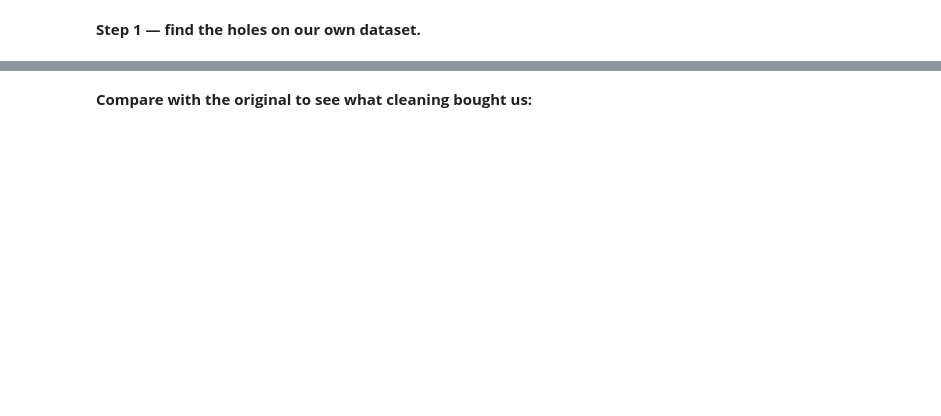
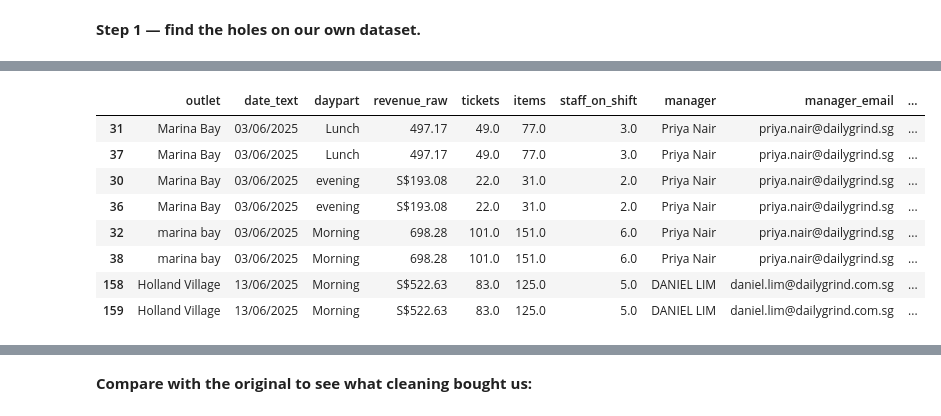
Before and after one commit to AntonThaiSingapore/6m-data-1.8-eda-basic, a Jupyter notebook: notebooks/eda_basic.ipynb, the cells around one changed output, grey strips where cells are left out. Drawn from its saved outputs; the diff is of its cells as text; code cells hidden in the pictures; blank space fills up the shorter version.

```diff
--- a/notebooks/eda_basic.ipynb
+++ b/notebooks/eda_basic.ipynb
@@ -286,0 +520,14 @@ table as we go. Each fix follows the same shape: **find it → decide → apply
+# %%
+# 👉 `.copy()` makes an independent table, so `raw` stays as the untouched original --
+#    which is what lets us compare "before and after" at the end of the session.
+clean = raw.copy()
+
+# 👉 Strip out everything that is not a digit, a dot or a minus sign: "S$1,240.50" -> "1240.50".
+#    `regex=True` says "the thing I am searching for is a pattern, not literal text".
+#    `to_numeric` then turns that text into a real number; `errors="coerce"` puts NaN
+#    wherever the text could not be read as a number at all.
+clean["revenue_sgd"] = pd.to_numeric(
+    clean["revenue_raw"].str.replace(r"[^0-9.\-]", "", regex=True), errors="coerce"
+)
+
+clean[["revenue_raw", "revenue_sgd"]].head()
@@ -307,11 +586,0 @@ patients.isna().sum()
-# %%
-# 👉 `.copy()` makes an independent table so `patients` stays as the untouched original --
-#    you always want the raw data available to go back to.
-clean = patients.copy()
-
-# 👉 Fill one named column. `clean["blood_type"] = ...` writes the result back into the table;
-#    without that assignment, fillna would just show you a preview and change nothing.
-clean["blood_type"] = clean["blood_type"].fillna("Unknown")
-
-# 👉 Verify immediately. blood_type should now read 0.
-clean.isna().sum()
@@ -322,0 +600,6 @@ The rest of 2.1 is drills on tiny tables, so you can see each method in isolatio
+# %%
+# 👉 Turn the fake blanks into real ones, so `.isna()` tells the truth from here on.
+clean["notes"] = clean["notes"].replace(["N.A.", "-"], np.nan)
+
+print("missing notes before: 332")
+print("missing notes after: ", clean["notes"].isna().sum())
@@ -322,0 +622,9 @@ The rest of 2.1 is drills on tiny tables, so you can see each method in isolatio
+# %%
+# 👉 Apply the two easy decisions. A dictionary lets you use a different filler per column.
+#    `.median()` is the middle value, which ignores lopsided extremes -- safer than the mean.
+clean = clean.fillna({
+    "staff_on_shift": clean["staff_on_shift"].median(),
+    "items": clean["items"].median(),
+})
+
+clean[["staff_on_shift", "items"]].isna().sum()
@@ -452,7 +883,17 @@ clean.duplicated().sum()
 # %%
 # 👉 Show the offending rows so you can eyeball them before deleting anything.
-#    `keep=False` flags *every* copy, not just the repeats, so you see both rows of each pair.
-clean[clean.duplicated(keep=False)].sort_values("patient_id")
+#    `keep=False` marks *both* copies, not just the later one, so they sit together.
+clean[clean.duplicated(keep=False)].sort_values(["date_text", "outlet", "daypart"]).head(8)
+# %% [output]
+|  | outlet | date_text | daypart | revenue_raw | tickets | items | staff_on_shift | manager | manager_email | ... |
+| 31 | Marina Bay | 03/06/2025 | Lunch | 497.17 | 49.0 | 77.0 | 3.0 | Priya Nair | priya.nair@dailygrind.sg | ... |
+| 37 | Marina Bay | 03/06/2025 | Lunch | 497.17 | 49.0 | 77.0 | 3.0 | Priya Nair | priya.nair@dailygrind.sg | ... |
+| 30 | Marina Bay | 03/06/2025 | evening | S$193.08 | 22.0 | 31.0 | 2.0 | Priya Nair | priya.nair@dailygrind.sg | ... |
+| 36 | Marina Bay | 03/06/2025 | evening | S$193.08 | 22.0 | 31.0 | 2.0 | Priya Nair | priya.nair@dailygrind.sg | ... |
+| 32 | marina bay | 03/06/2025 | Morning | 698.28 | 101.0 | 151.0 | 6.0 | Priya Nair | priya.nair@dailygrind.sg | ... |
+| 38 | marina bay | 03/06/2025 | Morning | 698.28 | 101.0 | 151.0 | 6.0 | Priya Nair | priya.nair@dailygrind.sg | ... |
+| 158 | Holland Village | 13/06/2025 | Morning | S$522.63 | 83.0 | 125.0 | 5.0 | DANIEL LIM | daniel.lim@dailygrind.com.sg | ... |
+| 159 | Holland Village | 13/06/2025 | Morning | S$522.63 | 83.0 | 125.0 | 5.0 | DANIEL LIM | daniel.lim@dailygrind.com.sg | ... |
 # %%
 # 👉 Genuine full-row copies, so drop them. Assign back for the change to stick.
 clean = clean.drop_duplicates()
```
Also changed, not shown: parts of 475 cells of this notebook, 39 other files.
